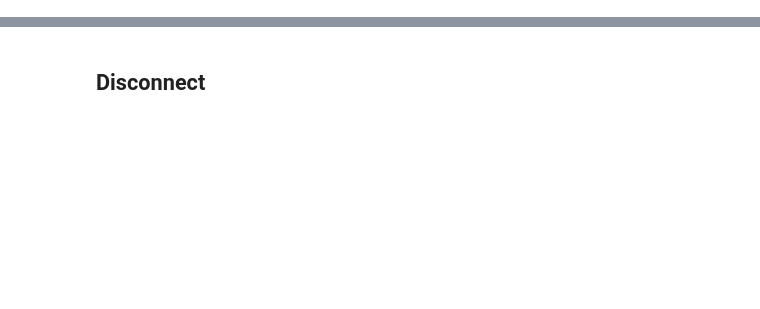
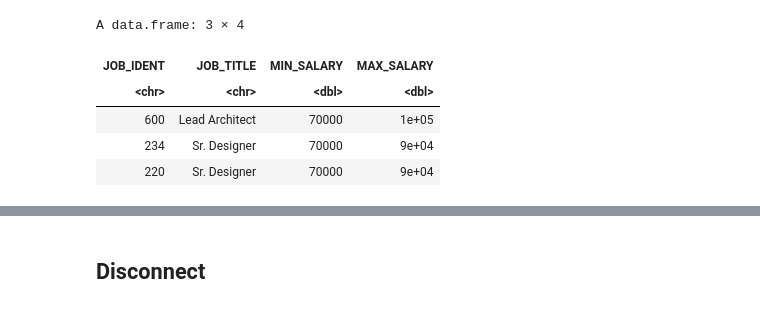
Before and after one commit to tros01/ibm_data_analyst, a Jupyter notebook: r_m6_employees_schema.ipynb, the cells around one changed output, grey strips where cells are left out. Cells and saved outputs as stored; diff of their text form; code cells hidden in the pictures; blank space fills up the shorter version.

```diff
--- a/r_m6_employees_schema.ipynb
+++ b/r_m6_employees_schema.ipynb
@@ -964,6 +978,19 @@ dbGetQuery(c, q)
 # %%
-#
+# Retrieve only the job records corresponding to employees who were born after 1976, and are female
 q <- "
-
+SELECT j.*
+FROM jobs AS j
+WHERE j.job_ident IN (
+    SELECT job_id
+    FROM employees
+    WHERE sex = 'F' AND YEAR(b_date) > 1976
+);
 "
 dbGetQuery(c, q)
+# %% [output]
+A data.frame: 3 × 4
+| JOB_IDENT | JOB_TITLE | MIN_SALARY | MAX_SALARY |
+| <chr> | <chr> | <dbl> | <dbl> |
+| 600 | Lead Architect | 70000 | 1e+05 |
+| 234 | Sr. Designer | 70000 | 9e+04 |
+| 220 | Sr. Designer | 70000 | 9e+04 |
```
Also changed, not shown: parts of 8 cells of this notebook.
